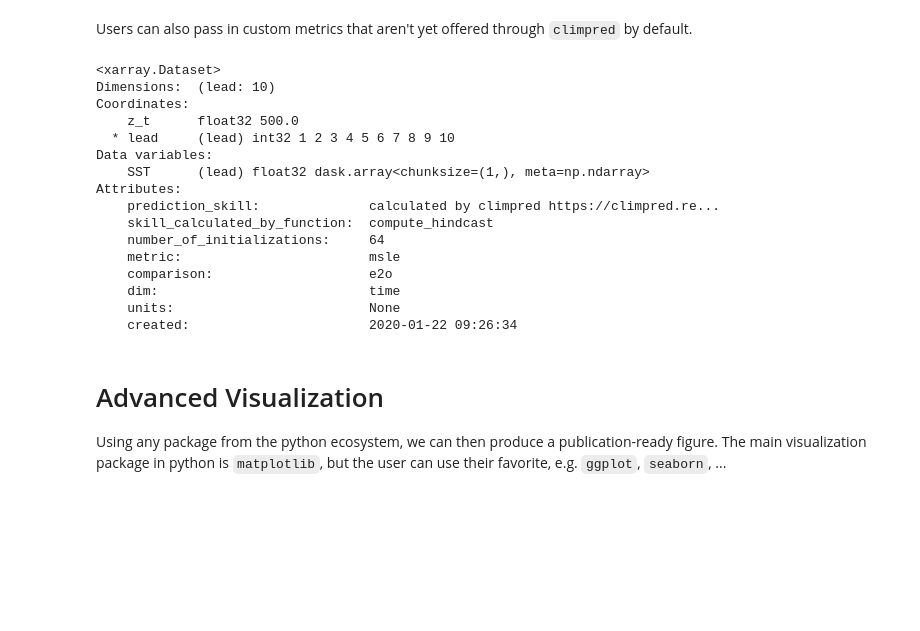
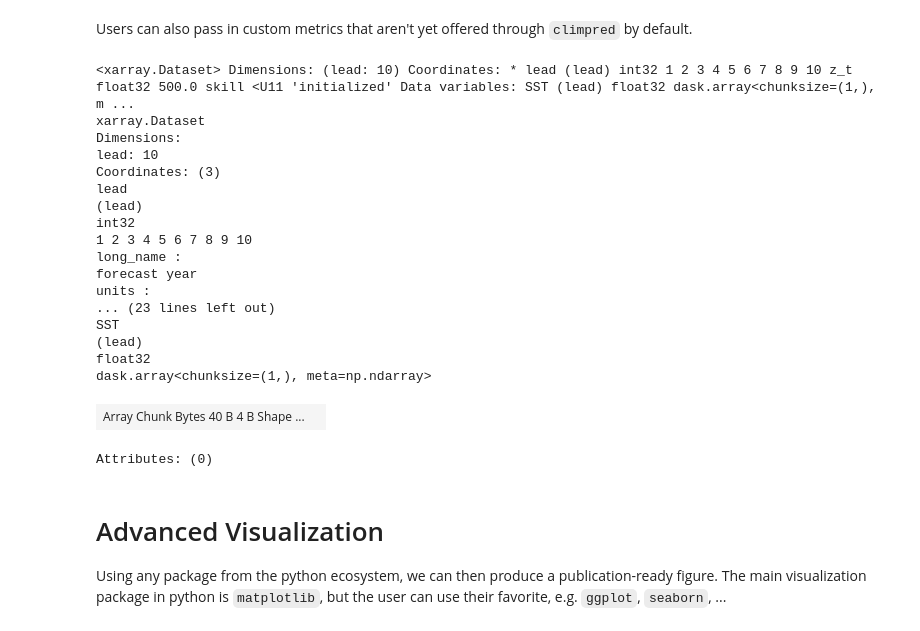
Before and after one commit to bradyrx/climpred_workshop, a Jupyter notebook: notebooks/climpred_overview.ipynb, the cells around one changed output. Drawn from its saved outputs; the diff is of its cells as text; code cells hidden in the pictures; blank space fills up the shorter version.

```diff
--- a/notebooks/climpred_overview.ipynb
+++ b/notebooks/climpred_overview.ipynb
@@ -339,24 +434,27 @@ msle = Metric(
     unit_power=0,
     )
 # %%
-hindcast_avg.verify(name='FOSI', metric=msle)
+hindcast_avg.verify(metric=msle, comparison='e2o', dim='init', alignment='maximize')
 # %% [output]
-<xarray.Dataset>
-Dimensions:  (lead: 10)
-Coordinates:
-    z_t      float32 500.0
-  * lead     (lead) int32 1 2 3 4 5 6 7 8 9 10
-Data variables:
-    SST      (lead) float32 dask.array<chunksize=(1,), meta=np.ndarray>
-Attributes:
-    prediction_skill:              calculated by climpred https://climpred.re...
-    skill_calculated_by_function:  compute_hindcast
-    number_of_initializations:     64
-    metric:                        msle
-    comparison:                    e2o
-    dim:                           time
-    units:                         None
-    created:                       2020-01-22 09:26:34
+<xarray.Dataset> Dimensions: (lead: 10) Coordinates: * lead (lead) int32 1 2 3 4 5 6 7 8 9 10 z_t float32 500.0 skill <U11 'initialized' Data variables: SST (lead) float32 dask.array<chunksize=(1,), m ...
+xarray.Dataset
+Dimensions:
+lead: 10
+Coordinates: (3)
+lead
+(lead)
+int32
+1 2 3 4 5 6 7 8 9 10
+long_name :
+forecast year
+units :
+... (23 lines left out)
+SST
+(lead)
+float32
+dask.array<chunksize=(1,), meta=np.ndarray>
+| Array Chunk Bytes 40 B 4 B Shape ... |  |
+Attributes: (0)
 # %% [markdown]
 # Advanced Visualization
 
```
Also changed, not shown: parts of 16 cells of this notebook, 3 other files.
